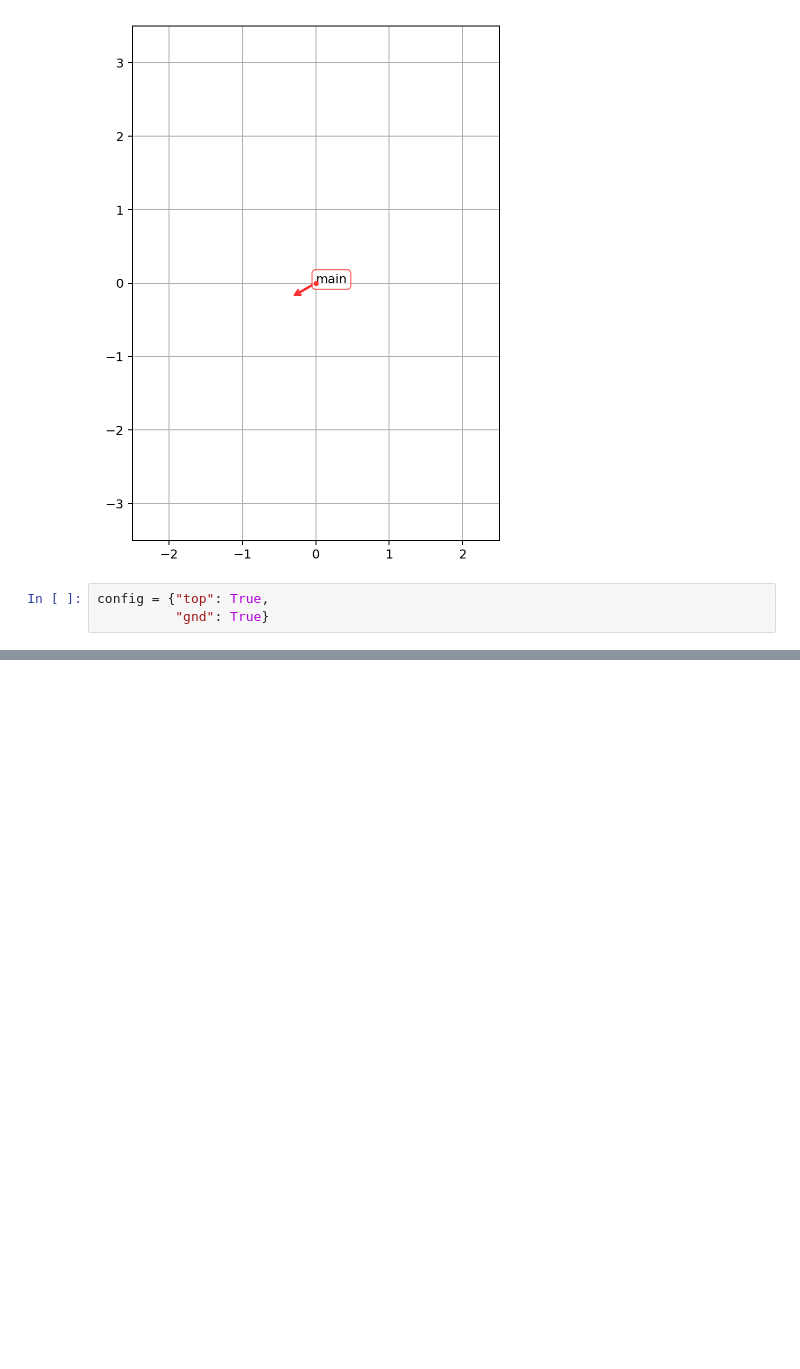
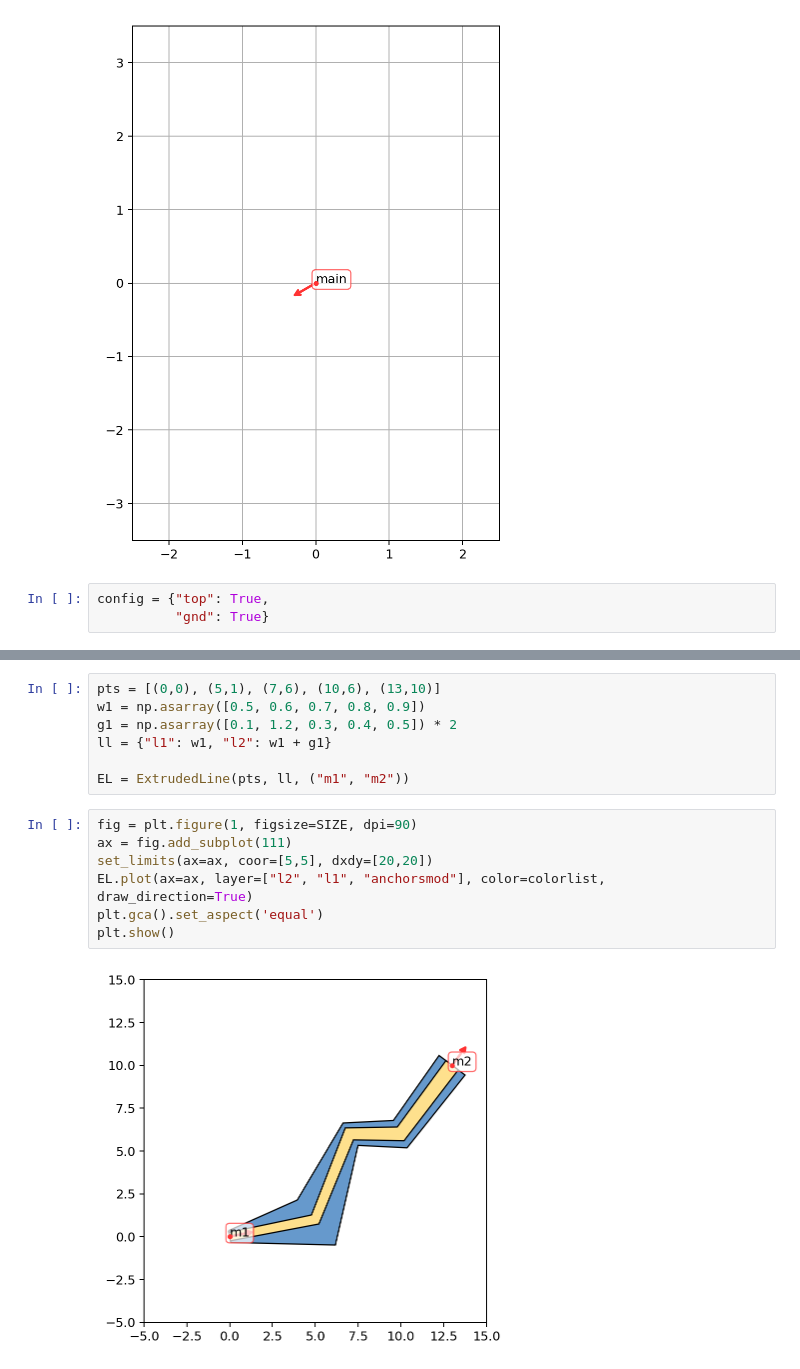
Before and after one commit to eeroqlab/zeroheliumkit, a Jupyter notebook: dev/anchors_test.ipynb, the cells around one changed output, grey strips where cells are left out. Saved outputs shown, nothing was run; the diff lists cells and outputs as text; blank space fills up the shorter version.

```diff
--- a/dev/anchors_test.ipynb
+++ b/dev/anchors_test.ipynb
@@ -104,0 +108,16 @@ ll
+# %%
+pts = [(0,0), (5,1), (7,6), (10,6), (13,10)]
+w1 = np.asarray([0.5, 0.6, 0.7, 0.8, 0.9])
+g1 = np.asarray([0.1, 1.2, 0.3, 0.4, 0.5]) * 2
+ll = {"l1": w1, "l2": w1 + g1}
+
+EL = ExtrudedLine(pts, ll, ("m1", "m2"))
+# %%
+fig = plt.figure(1, figsize=SIZE, dpi=90)
+ax = fig.add_subplot(111)
+set_limits(ax=ax, coor=[5,5], dxdy=[20,20])
+EL.plot(ax=ax, layer=["l2", "l1", "anchorsmod"], color=colorlist, draw_direction=True)
+plt.gca().set_aspect('equal')
+plt.show()
+# %% [output]
+[figure, added]
```
Also changed, not shown: parts of 9 cells of this notebook, 3 other files.
